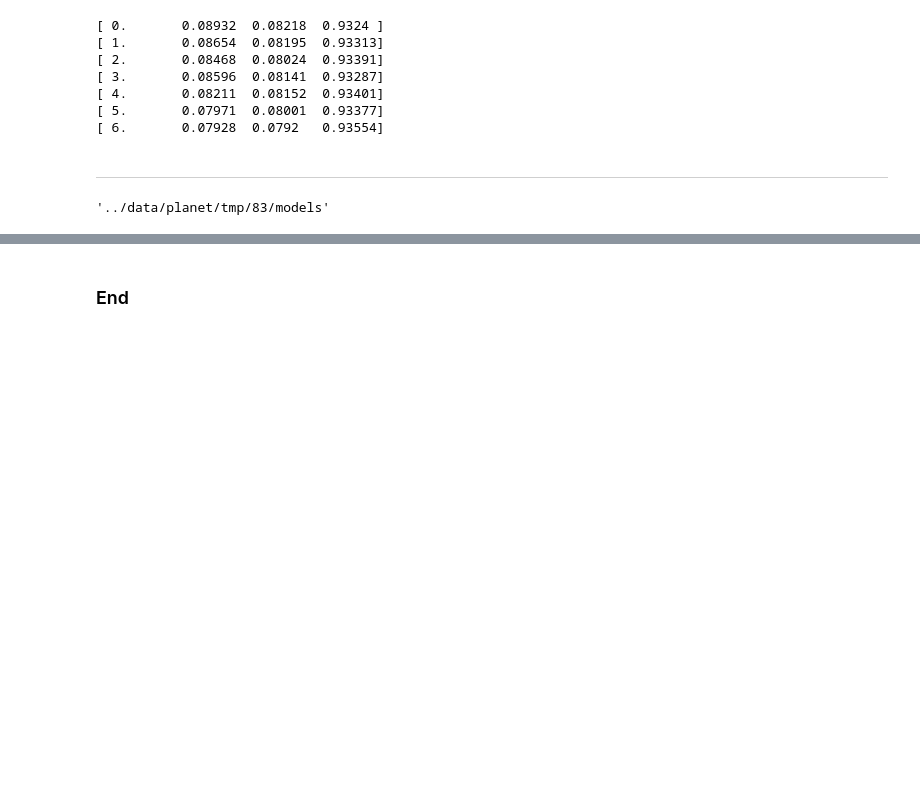
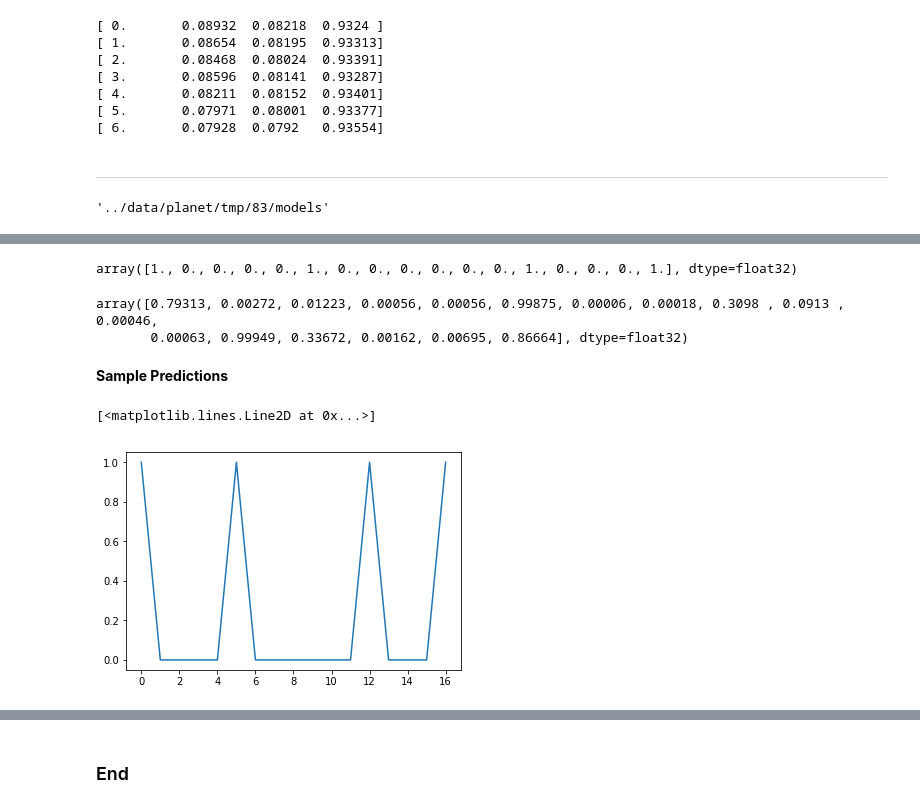
Before and after one commit to AmanDaVinci/DeepLabs, a Jupyter notebook: notebooks/image_models.ipynb, the cells around one changed output, grey strips where cells are left out. Drawn from its saved outputs; the diff is of its cells as text; code cells hidden in the pictures; blank space fills up the shorter version.

```diff
--- a/notebooks/image_models.ipynb
+++ b/notebooks/image_models.ipynb
@@ -348,2 +363,17 @@ multi_preds.shape, y.shape
+# %%
+y[0,:]
+# %% [output]
+array([1., 0., 0., 0., 0., 1., 0., 0., 0., 0., 0., 0., 1., 0., 0., 0., 1.], dtype=float32)
 # %%
 preds = np.mean(multi_preds, 0)
+preds[0,:]
+# %% [output]
+array([0.79313, 0.00272, 0.01223, 0.00056, 0.00056, 0.99875, 0.00006, 0.00018, 0.3098 , 0.0913 , 0.00046,
+       0.00063, 0.99949, 0.33672, 0.00162, 0.00695, 0.86664], dtype=float32)
+# %% [markdown]
+**Sample Predictions**
+# %%
+plt.plot(y[0,:])
+# %% [output]
+[<matplotlib.lines.Line2D at 0x...>]
+[figure, added]
```
Also changed, not shown: parts of 4 cells of this notebook.
